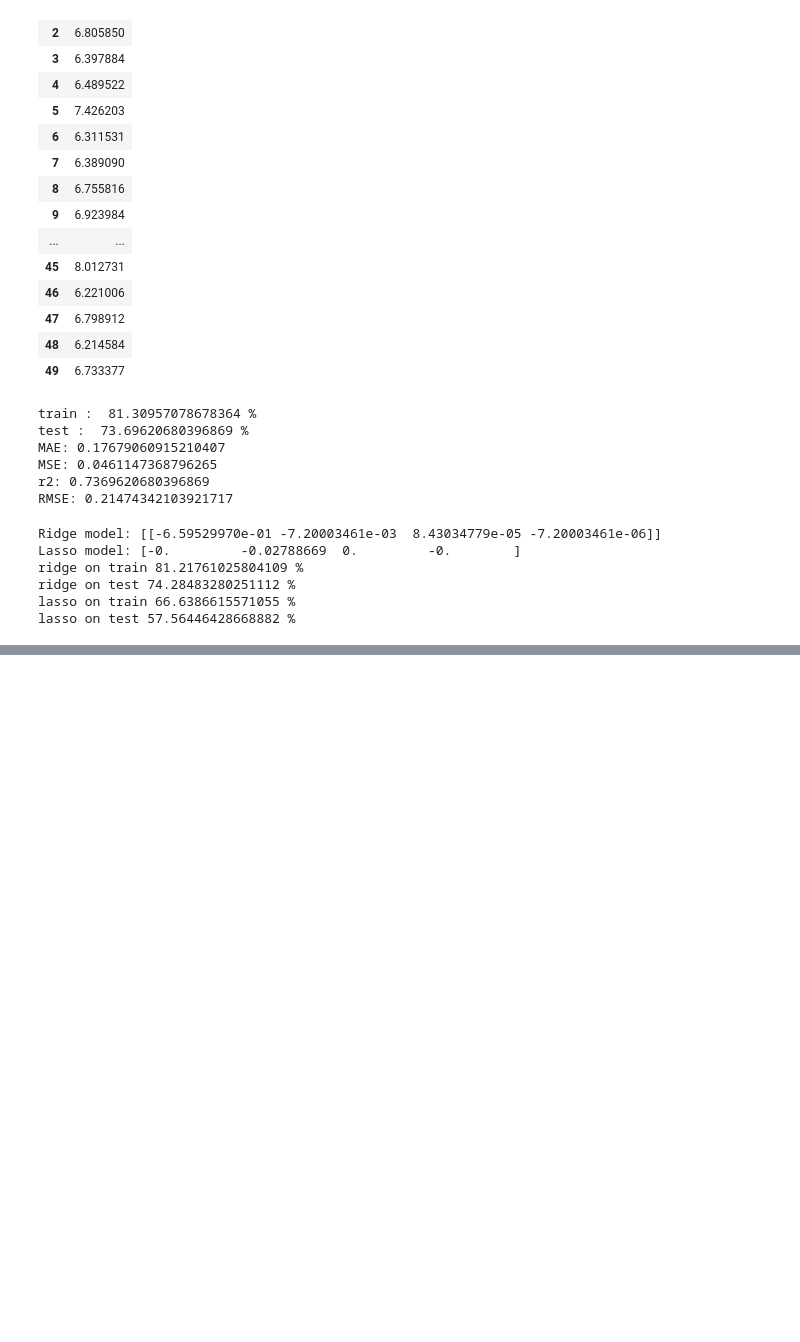
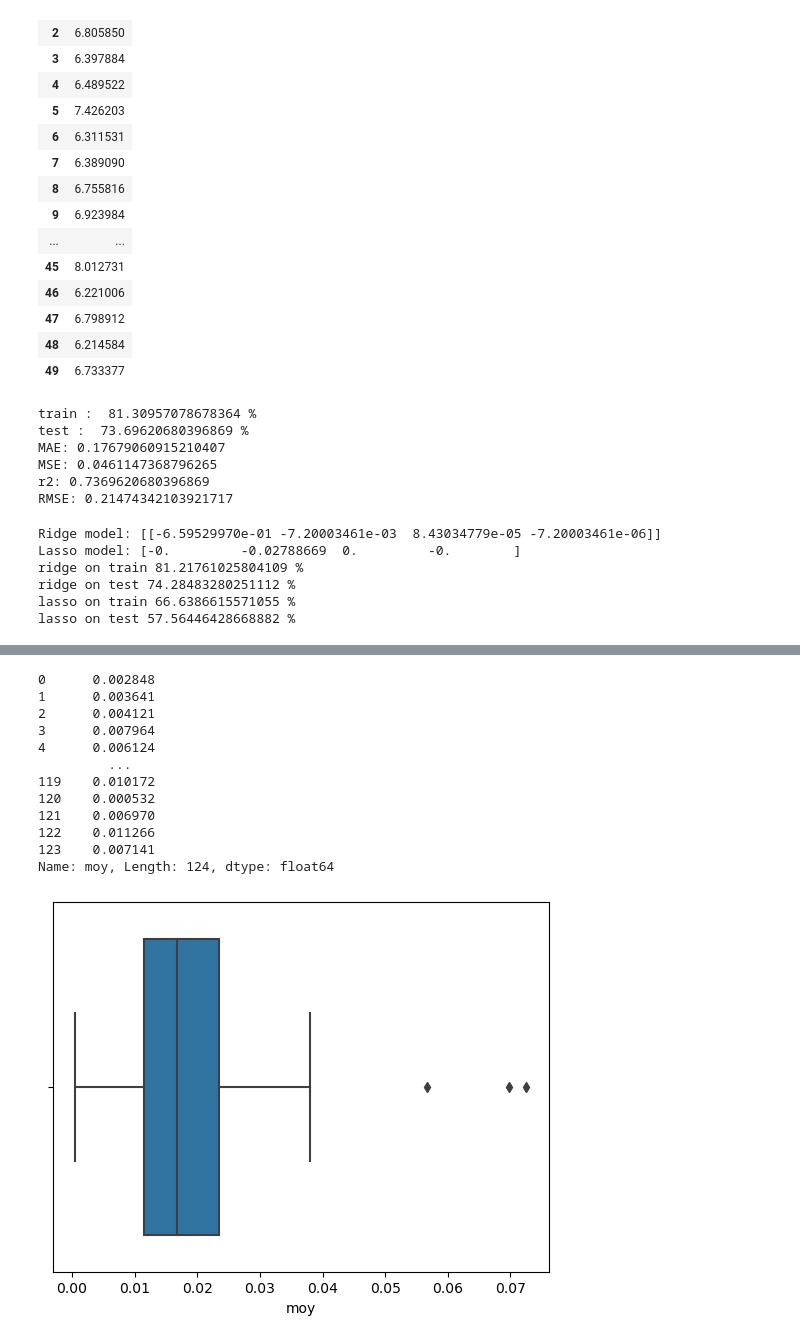
Before and after one commit to NAB27/Battery-cycle-life, a Jupyter notebook: viz.ipynb, the cells around one changed output, grey strips where cells are left out. Saved outputs shown, nothing was run; the diff lists cells and outputs as text; code cells hidden in the pictures; blank space fills up the shorter version.

```diff
--- a/viz.ipynb
+++ b/viz.ipynb
@@ -300,0 +345,18 @@ lasso on test 57.56446428668882 %
+# %%
+sns.boxplot(df['moy'])
+df['moy']
+#+0.05
+# %% [output]
+0      0.002848
+1      0.003641
+2      0.004121
+3      0.007964
+4      0.006124
+         ...
+119    0.010172
+120    0.000532
+121    0.006970
+122    0.011266
+123    0.007141
+Name: moy, Length: 124, dtype: float64
+[figure, added]
```
Also changed, not shown: parts of 12 cells of this notebook.
